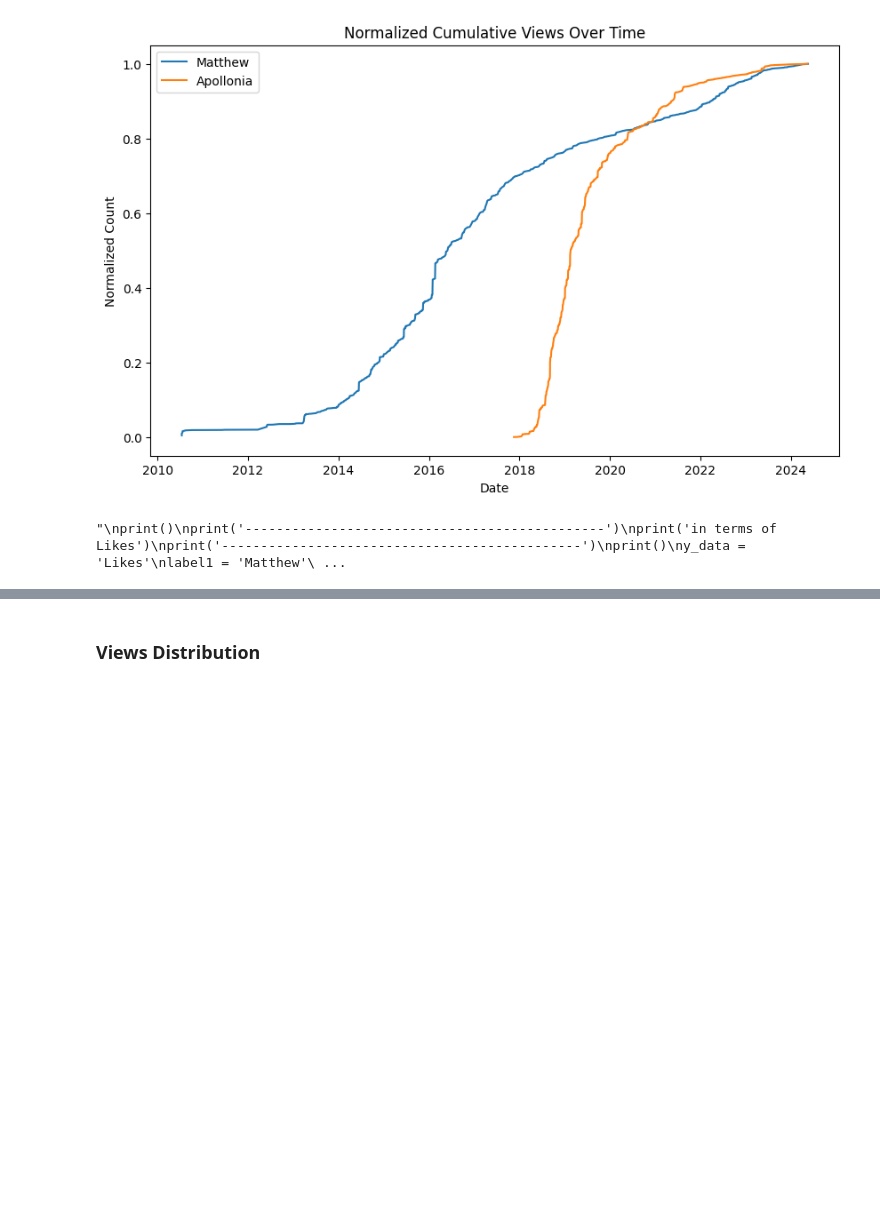
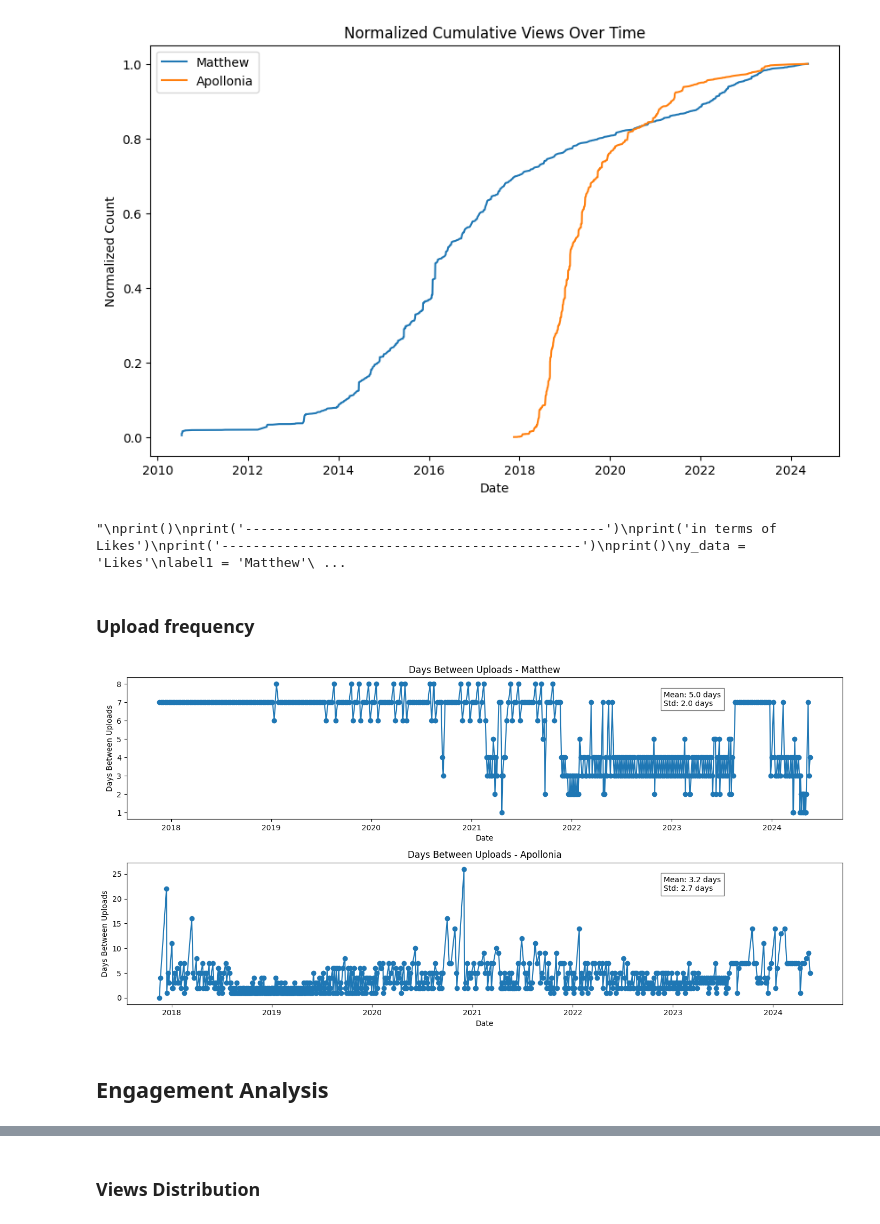
Before and after one commit to vsalto/Ironhack-Module3-project, a Jupyter notebook: notebooks/youtube_content_analysis.ipynb, the cells around one changed output, grey strips where cells are left out. Drawn from its saved outputs; the diff is of its cells as text; code cells hidden in the pictures; blank space fills up the shorter version.

```diff
--- a/notebooks/youtube_content_analysis.ipynb
+++ b/notebooks/youtube_content_analysis.ipynb
@@ -659,3 +694,5 @@ Channel Growth over time
 ----------------------------------------------
 [figure]
 "\nprint()\nprint('----------------------------------------------')\nprint('in terms of Likes')\nprint('----------------------------------------------')\nprint()\ny_data = 'Likes'\nlabel1 = 'Matthew'\ ...
+# %% [markdown]
+### Upload frequency
@@ -661,0 +727,30 @@ Channel Growth over time
+# %%
+# Plotting days between uploads
+plt.figure(figsize=(14, 7))
+plt.subplot(2, 1, 1)
+
+plt.plot(mat_df_daily_uploads['Date'] , mat_df_daily_uploads['days_between_uploads'], marker='o')
+plt.title('Days Between Uploads - Matthew')
+plt.ylabel('Days Between Uploads')
+plt.xlabel('Date')
+plt.annotate(f'Mean: {matthew_mean:.1f} days\nStd: {matthew_std:.1f} days',
+             xy=(0.75, 0.8), xycoords='axes fraction', fontsize=10,
+             bbox=dict(facecolor='white', alpha=0.5))
+
+
+plt.subplot(2, 1, 2)
+plt.plot(apo_df_daily_uploads['Date'], apo_df_daily_uploads['days_between_uploads'], marker='o')
+plt.title('Days Between Uploads - Apollonia')
+plt.ylabel('Days Between Uploads')
+plt.xlabel('Date')
+plt.annotate(f'Mean: {apollonia_mean:.1f} days\nStd: {apollonia_std:.1f} days',
+             xy=(0.75, 0.8), xycoords='axes fraction', fontsize=10,
+             bbox=dict(facecolor='white', alpha=0.5))
+
+
+plt.tight_layout()
+plt.show()
+# %% [output]
+[figure, added]
+# %% [markdown]
+## Engagement Analysis
```
Also changed, not shown: parts of 51 cells of this notebook.
